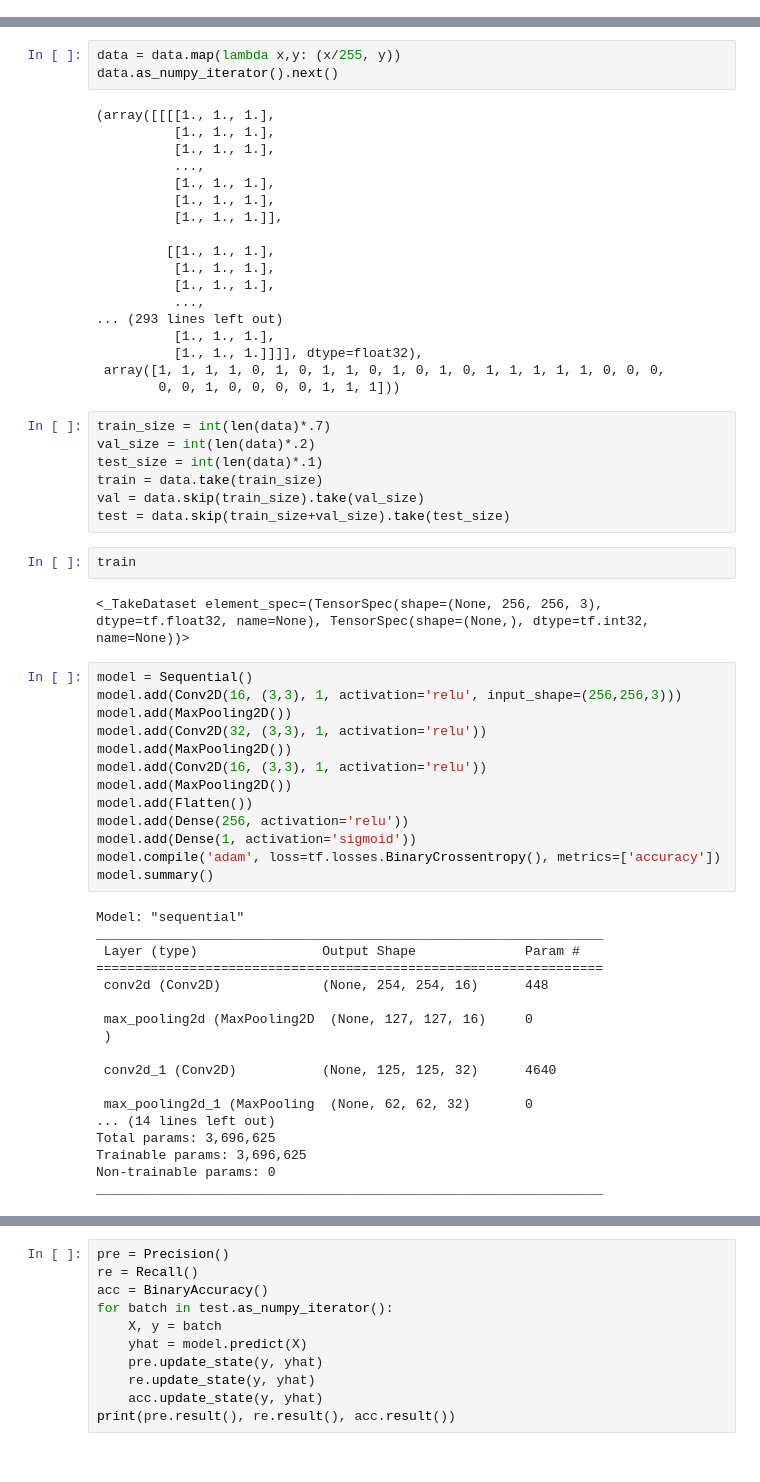
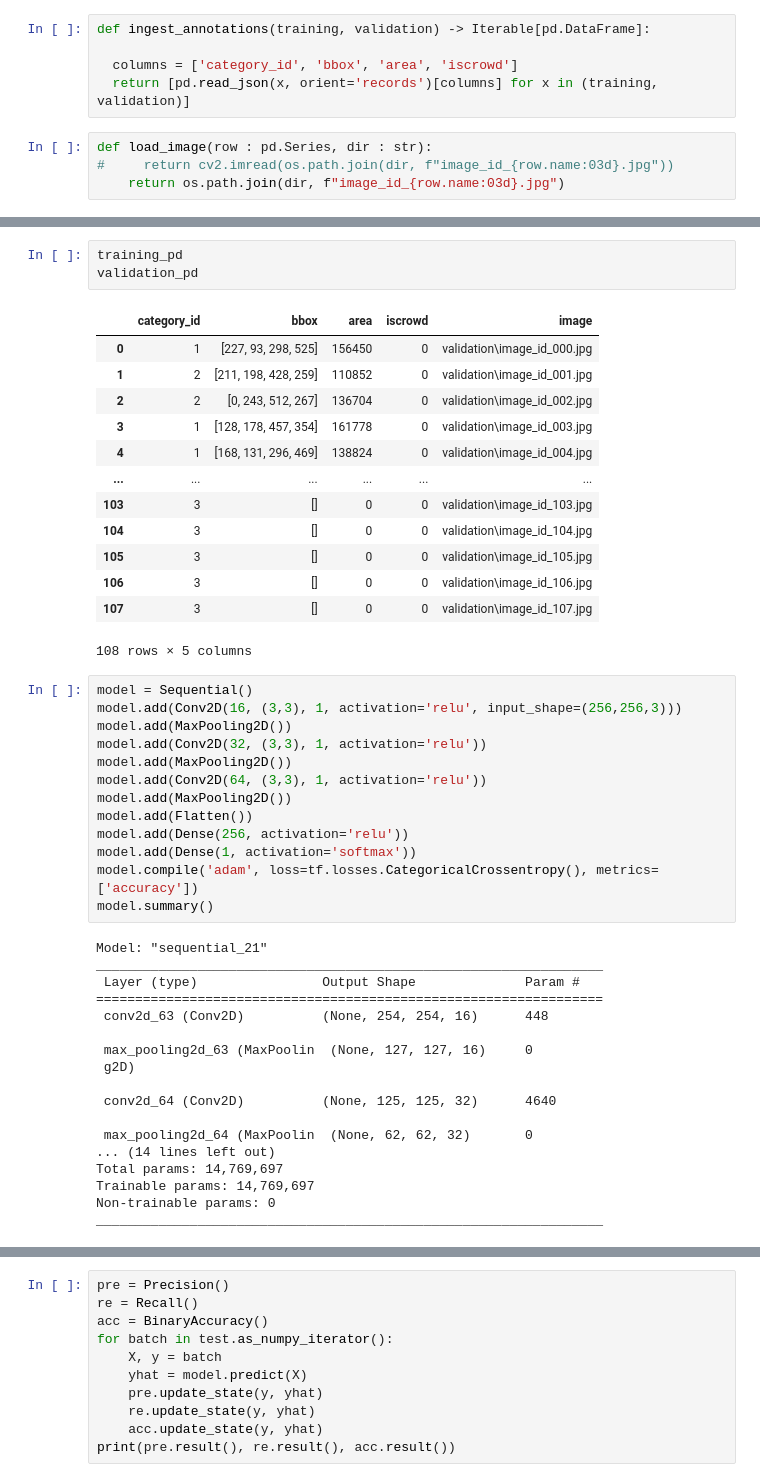
Before and after one commit to CS4641B-Sum23-Project/Penguins-Vs-Turtles, a Jupyter notebook: TvP_CNN.ipynb, the cells around one changed output, grey strips where cells are left out. Saved outputs shown, nothing was run; the diff lists cells and outputs as text.

```diff
--- a/TvP_CNN.ipynb
+++ b/TvP_CNN.ipynb
@@ -10,3 +11,12 @@ from matplotlib import pyplot as plt
 from tensorflow.keras.models import Sequential
 from tensorflow.keras.layers import Conv2D, MaxPooling2D, Dense, Flatten, Dropout
 from tensorflow.keras.metrics import Precision, Recall, BinaryAccuracy
+# %%
+def ingest_annotations(training, validation) -> Iterable[pd.DataFrame]:
+
+  columns = ['category_id', 'bbox', 'area', 'iscrowd']
+  return [pd.read_json(x, orient='records')[columns] for x in (training, validation)]
+# %%
+def load_image(row : pd.Series, dir : str):
+#     return cv2.imread(os.path.join(dir, f"image_id_{row.name:03d}.jpg"))
+    return os.path.join(dir, f"image_id_{row.name:03d}.jpg")
@@ -25,63 +85,48 @@ Found 48 files belonging to 2 classes.
-# %%
-data = data.map(lambda x,y: (x/255, y))
-data.as_numpy_iterator().next()
-# %% [output]
-(array([[[[1., 1., 1.],
-          [1., 1., 1.],
-          [1., 1., 1.],
-          ...,
-          [1., 1., 1.],
-          [1., 1., 1.],
-          [1., 1., 1.]],
-
-         [[1., 1., 1.],
-          [1., 1., 1.],
-          [1., 1., 1.],
-          ...,
-... (293 lines left out)
-          [1., 1., 1.],
-          [1., 1., 1.]]]], dtype=float32),
- array([1, 1, 1, 1, 0, 1, 0, 1, 1, 0, 1, 0, 1, 0, 1, 1, 1, 1, 1, 0, 0, 0,
-        0, 0, 1, 0, 0, 0, 0, 1, 1, 1]))
-# %%
-train_size = int(len(data)*.7)
-val_size = int(len(data)*.2)
-test_size = int(len(data)*.1)
-train = data.take(train_size)
-val = data.skip(train_size).take(val_size)
-test = data.skip(train_size+val_size).take(test_size)
-# %%
-train
-# %% [output]
-<_TakeDataset element_spec=(TensorSpec(shape=(None, 256, 256, 3), dtype=tf.float32, name=None), TensorSpec(shape=(None,), dtype=tf.int32, name=None))>
+# %%
+training_pd
+validation_pd
+# %% [output]
+|  | category_id | bbox | area | iscrowd | image |
+| 0 | 1 | [227, 93, 298, 525] | 156450 | 0 | validation\image_id_000.jpg |
+| 1 | 2 | [211, 198, 428, 259] | 110852 | 0 | validation\image_id_001.jpg |
+| 2 | 2 | [0, 243, 512, 267] | 136704 | 0 | validation\image_id_002.jpg |
+| 3 | 1 | [128, 178, 457, 354] | 161778 | 0 | validation\image_id_003.jpg |
+| 4 | 1 | [168, 131, 296, 469] | 138824 | 0 | validation\image_id_004.jpg |
+| ... | ... | ... | ... | ... | ... |
+| 103 | 3 | [] | 0 | 0 | validation\image_id_103.jpg |
+| 104 | 3 | [] | 0 | 0 | validation\image_id_104.jpg |
+| 105 | 3 | [] | 0 | 0 | validation\image_id_105.jpg |
+| 106 | 3 | [] | 0 | 0 | validation\image_id_106.jpg |
+| 107 | 3 | [] | 0 | 0 | validation\image_id_107.jpg |
+108 rows × 5 columns
 # %%
 model = Sequential()
 model.add(Conv2D(16, (3,3), 1, activation='relu', input_shape=(256,256,3)))
 model.add(MaxPooling2D())
 model.add(Conv2D(32, (3,3), 1, activation='relu'))
 model.add(MaxPooling2D())
-model.add(Conv2D(16, (3,3), 1, activation='relu'))
+model.add(Conv2D(64, (3,3), 1, activation='relu'))
 model.add(MaxPooling2D())
 model.add(Flatten())
 model.add(Dense(256, activation='relu'))
-model.add(Dense(1, activation='sigmoid'))
-model.compile('adam', loss=tf.losses.BinaryCrossentropy(), metrics=['accuracy'])
+model.add(Dense(1, activation='softmax'))
+model.compile('adam', loss=tf.losses.CategoricalCrossentropy(), metrics=['accuracy'])
 model.summary()
 # %% [output]
-Model: "sequential"
+Model: "sequential_21"
 _________________________________________________________________
  Layer (type)                Output Shape              Param #
 =================================================================
- conv2d (Conv2D)             (None, 254, 254, 16)      448
+ conv2d_63 (Conv2D)          (None, 254, 254, 16)      448
 
- max_pooling2d (MaxPooling2D  (None, 127, 127, 16)     0
- )
+ max_pooling2d_63 (MaxPoolin  (None, 127, 127, 16)     0
+ g2D)
 
- conv2d_1 (Conv2D)           (None, 125, 125, 32)      4640
+ conv2d_64 (Conv2D)          (None, 125, 125, 32)      4640
 
- max_pooling2d_1 (MaxPooling  (None, 62, 62, 32)       0
+ max_pooling2d_64 (MaxPoolin  (None, 62, 62, 32)       0
 ... (14 lines left out)
-Total params: 3,696,625
-Trainable params: 3,696,625
+Total params: 14,769,697
+Trainable params: 14,769,697
 Non-trainable params: 0
 _________________________________________________________________
```
Also changed, not shown: parts of 11 cells of this notebook.
